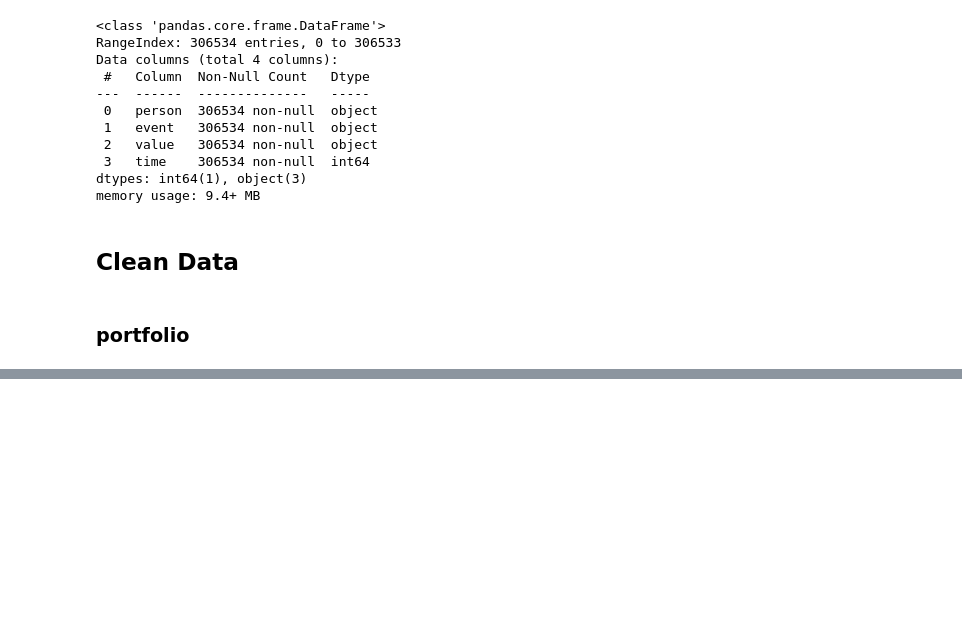
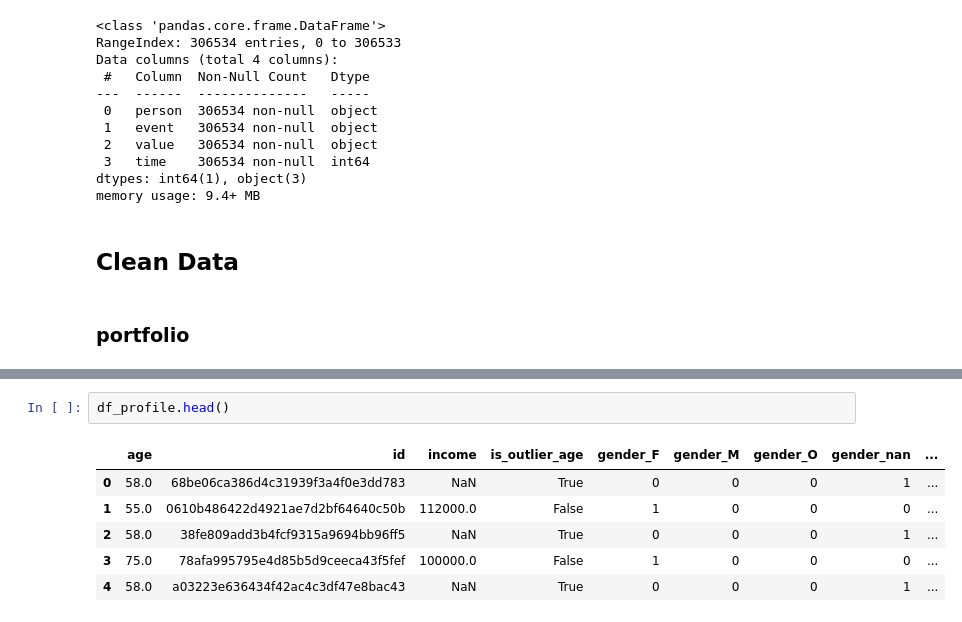
Before and after one commit to keyanyang/starbucks-mobile-app-offer-analysis, a Jupyter notebook: notebooks/analysis/analysis.ipynb, the cells around one changed output, grey strips where cells are left out. Drawn from its saved outputs; the diff is of its cells as text; blank space fills up the shorter version.

```diff
--- a/notebooks/analysis/analysis.ipynb
+++ b/notebooks/analysis/analysis.ipynb
@@ -110,0 +165,9 @@ df_portfolio.head()
+# %%
+df_profile.head()
+# %% [output]
+|  | age | id | income | is_outlier_age | gender_F | gender_M | gender_O | gender_nan | ... |
+| 0 | 58.0 | 68be06ca386d4c31939f3a4f0e3dd783 | NaN | True | 0 | 0 | 0 | 1 | ... |
+| 1 | 55.0 | 0610b486422d4921ae7d2bf64640c50b | 112000.0 | False | 1 | 0 | 0 | 0 | ... |
+| 2 | 58.0 | 38fe809add3b4fcf9315a9694bb96ff5 | NaN | True | 0 | 0 | 0 | 1 | ... |
+| 3 | 75.0 | 78afa995795e4d85b5d9ceeca43f5fef | 100000.0 | False | 1 | 0 | 0 | 0 | ... |
+| 4 | 58.0 | a03223e636434f42ac4c3df47e8bac43 | NaN | True | 0 | 0 | 0 | 1 | ... |
```
Also changed, not shown: parts of 28 cells of this notebook.
